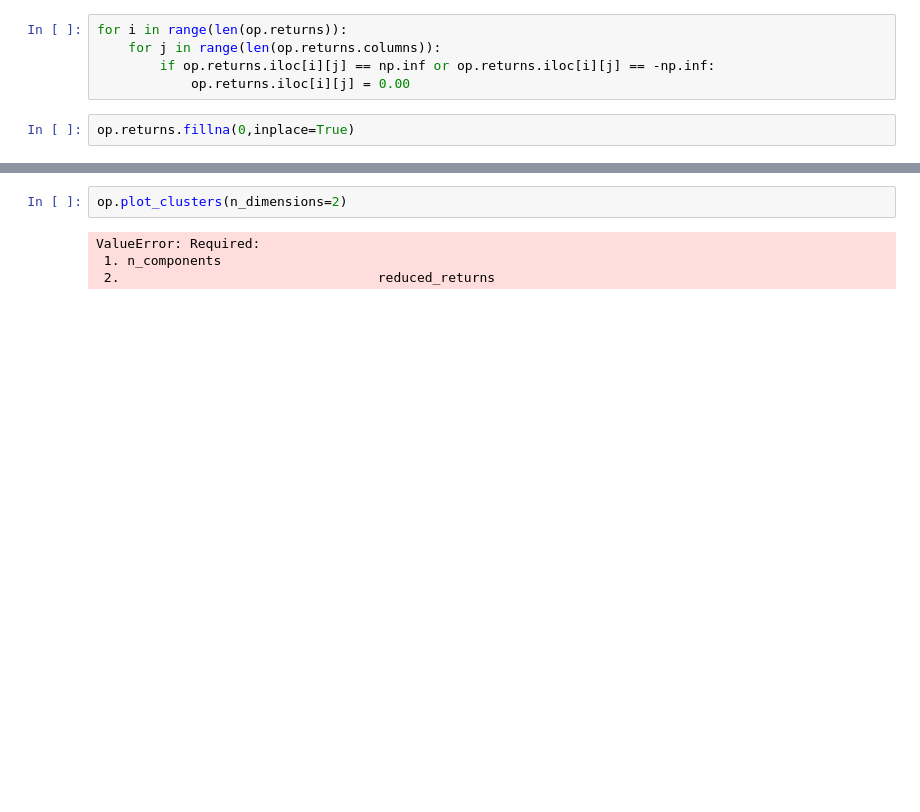
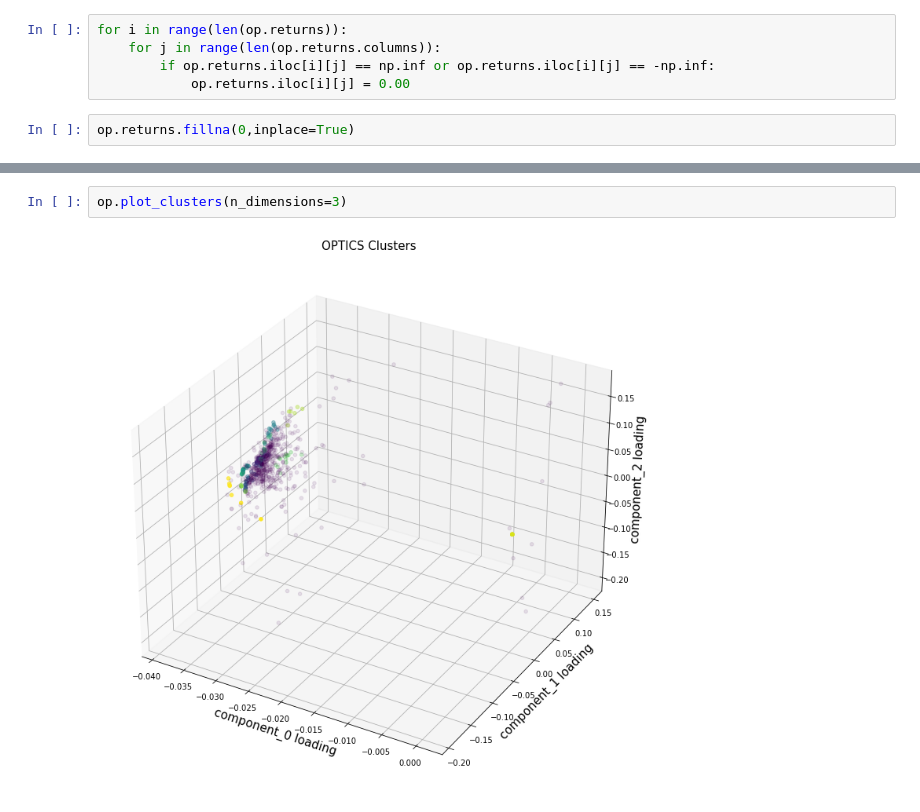
Before and after one commit to MaikeRM/itau_quantamental, a Jupyter notebook: pca.ipynb, the cells around one changed output, grey strips where cells are left out. Saved outputs shown, nothing was run; the diff lists cells and outputs as text; blank space fills up the shorter version.

```diff
--- a/pca.ipynb
+++ b/pca.ipynb
@@ -97,9 +114,7 @@ ValueError: All arrays must be of the same length
 # %%
-op.plot_clusters(n_dimensions=2)
+op.plot_clusters(n_dimensions=3)
 # %% [output]
-ValueError: Required:
- 1. n_components
- 2.                                 reduced_returns
+[figure, added]
 # %%
 op.calc_eg_norm_spreads()
 op.calc_hurst_exponents()
```
Also changed, not shown: parts of 11 cells of this notebook, 2 other files.
